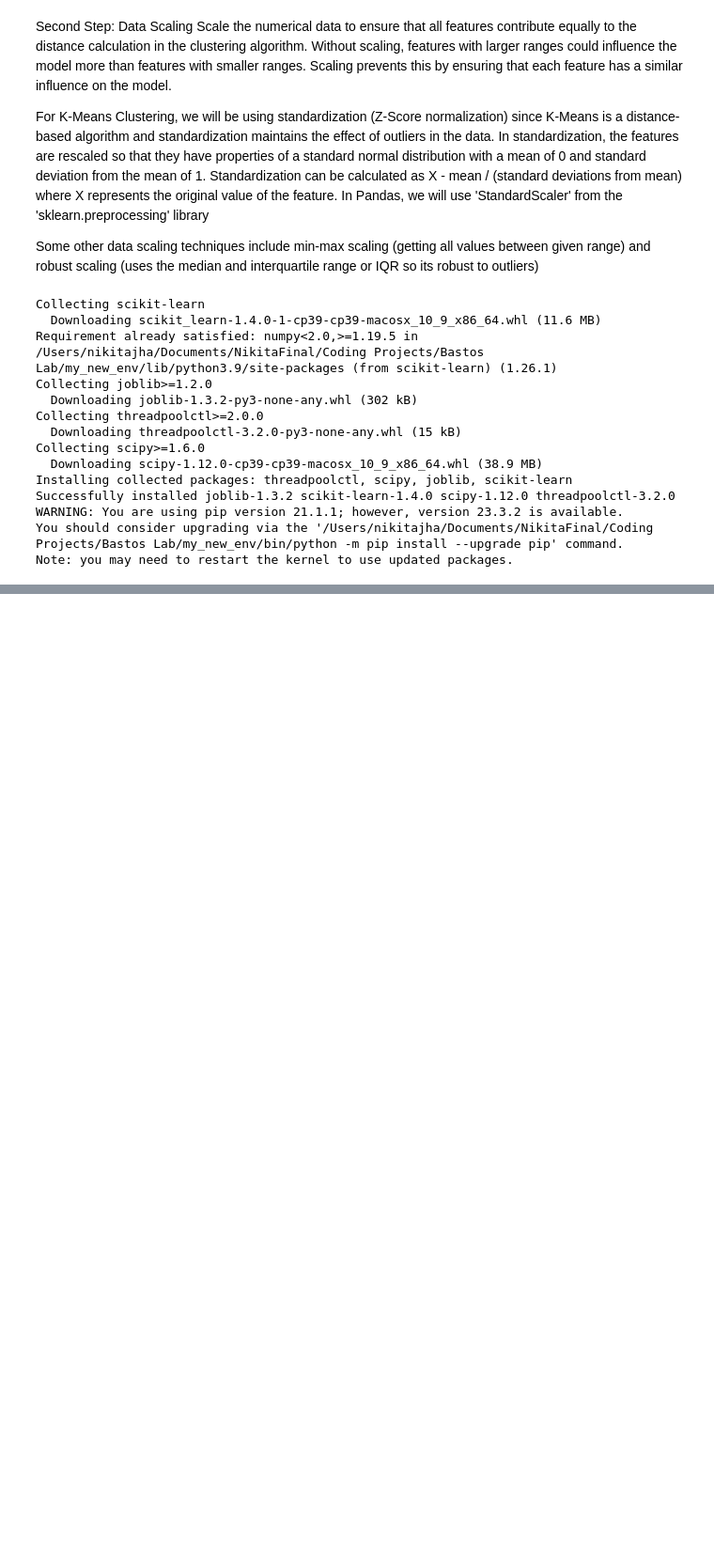
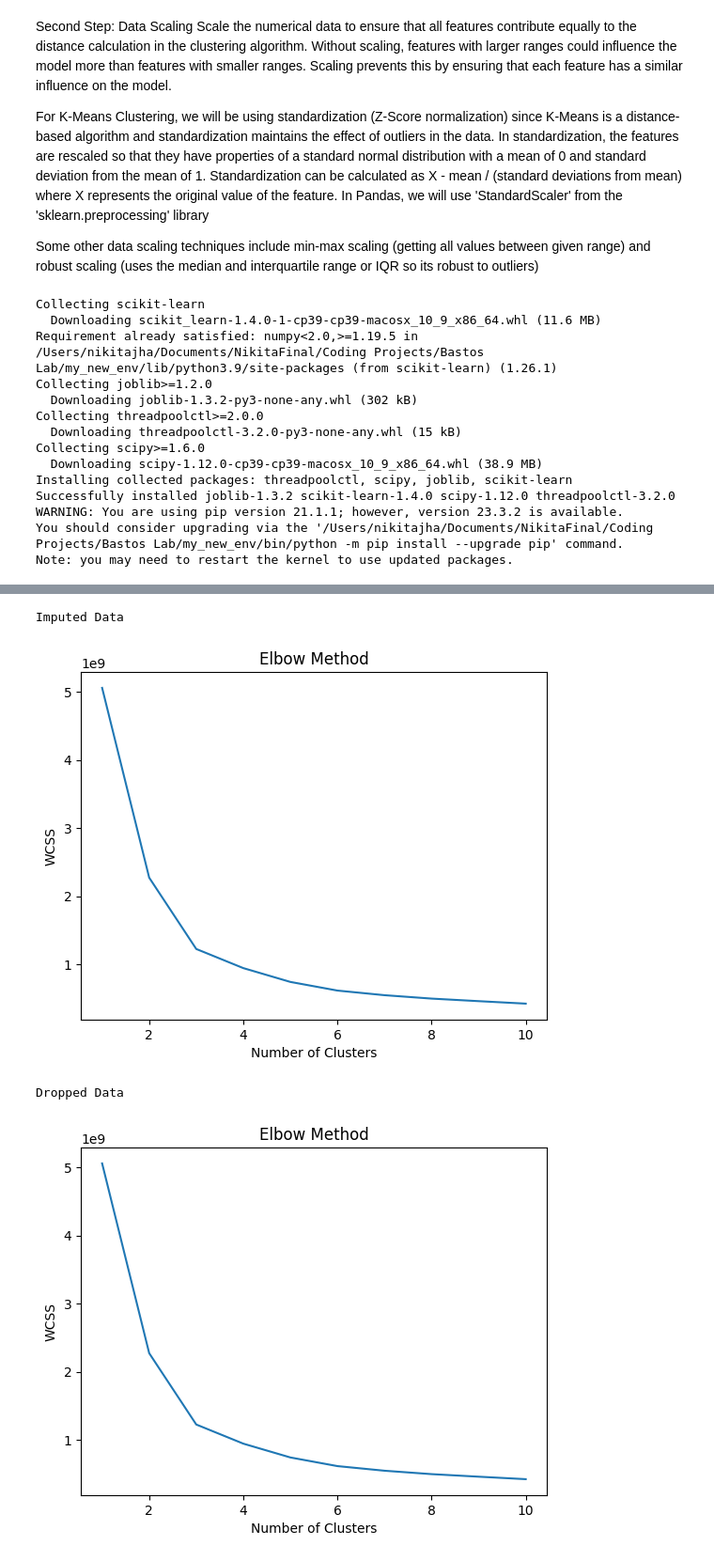
Before and after one commit to nikita-jha/BastosLab, a Jupyter notebook: ML_Analysis/clustering.ipynb, the cells around one changed output, grey strips where cells are left out. Shown: that part at 94% size. Saved outputs shown, nothing was run; the diff lists cells and outputs as text; code cells hidden in the pictures; blank space fills up the shorter version.

Commit message:
Used elbow method to determine ideal number of clusters in k-mean

```diff
--- a/ML_Analysis/clustering.ipynb
+++ b/ML_Analysis/clustering.ipynb
@@ -118,0 +157,29 @@ data_scaled.to_csv("pivot_wide_format_data_scaled.csv", index=False)
+# %%
+from sklearn.cluster import KMeans
+import matplotlib.pyplot as plt
+
+def apply_elbow_method(scaled_data):
+    wcss = [] #Within cluster sum of squares
+    for i in range(1,11): #Trying different numbers of clusters
+        kmeans = KMeans(n_clusters=i, init='k-means++', max_iter=300, n_init=10, random_state=0)
+        kmeans.fit(scaled_data.drop(['County', 'Year'], axis=1)) #Fit the scaled data
+        wcss.append(kmeans.inertia_) # Append the within-cluster sum of squares
+
+    # Plot the elbow graph
+    plt.plot(range(1,11), wcss)
+    plt.title("Elbow Method")
+    plt.xlabel("Number of Clusters")
+    plt.ylabel("WCSS")
+    plt.show()
+
+#1. Mean Imputed Data
+print("Imputed Data")
+apply_elbow_method(values_data_imputed)
+
+print("Dropped Data")
+apply_elbow_method(values_data_dropped)
+# %% [output]
+Imputed Data
+[figure, added]
+Dropped Data
+[figure, added]
```
Also changed, not shown: parts of 3 cells of this notebook.
